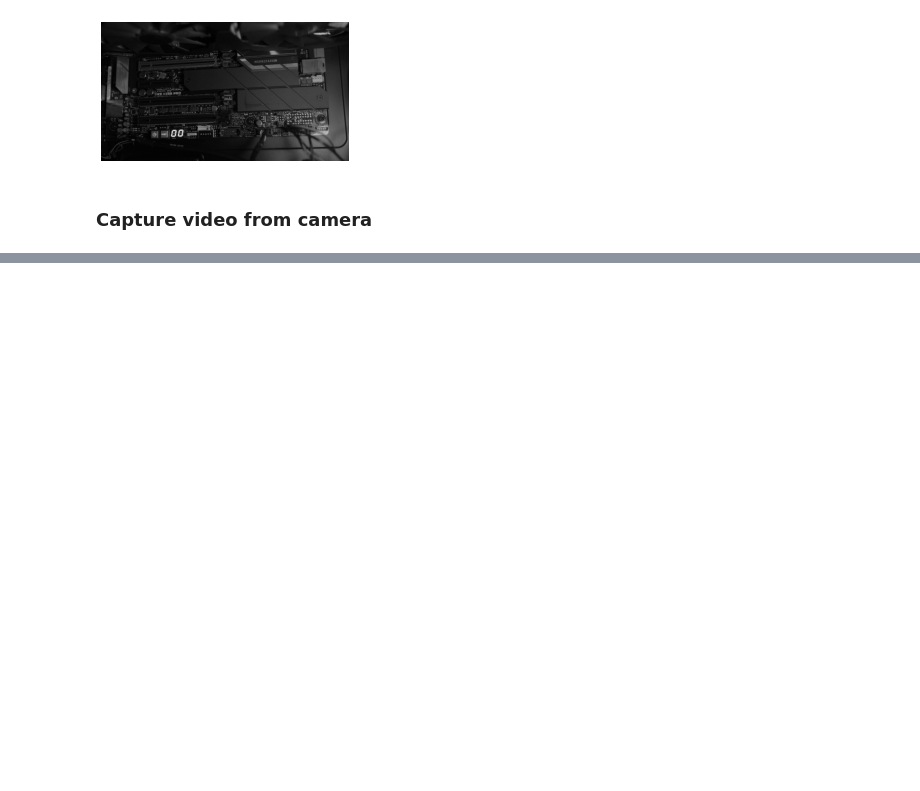
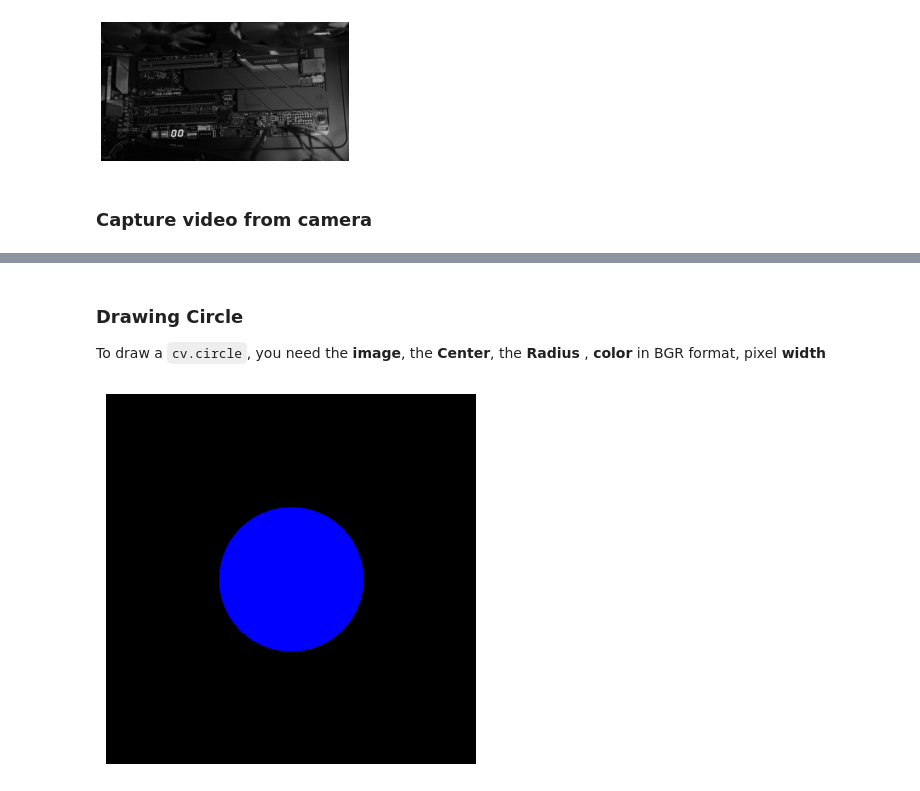
Before and after one commit to AI-am-walking-here/computer_vision, a Jupyter notebook: misc/01gui features in openCV/main.ipynb, the cells around one changed output, grey strips where cells are left out. Saved outputs shown, nothing was run; the diff lists cells and outputs as text; code cells hidden in the pictures; blank space fills up the shorter version.

````diff
--- a/misc/01gui features in openCV/main.ipynb
+++ b/misc/01gui features in openCV/main.ipynb
@@ -121,0 +191,26 @@ cv.destroyAllWindows()
+# %% [markdown]
+### Drawing Circle
+
+To draw a ```cv.circle```, you need the **image**, the **Center**, the **Radius** , **color** in BGR format, pixel **width**
+# %%
+import numpy as np
+import cv2 as cv
+import matplotlib.pyplot as plt
+
+
+
+# Create a black image
+black_image = np.zeros((512,512,3), np.uint8)
+
+# Draw a diagonal blue circle with thickness of -1 px REMEMBER: BGR format and thickness = -1 fills object
+cv.circle(black_image, (256,256), 100, (255,0,0), -1)
+
+# Convert BGR to RGB for displaying with matplotlib
+rgb_image = cv.cvtColor(black_image, cv.COLOR_BGR2RGB)
+
+# Display the image using matplotlib
+plt.imshow(rgb_image)
+plt.axis('off')
+plt.show()
+# %% [output]
+[figure, added]
````
Also changed, not shown: parts of 13 cells of this notebook, 5 other files.
